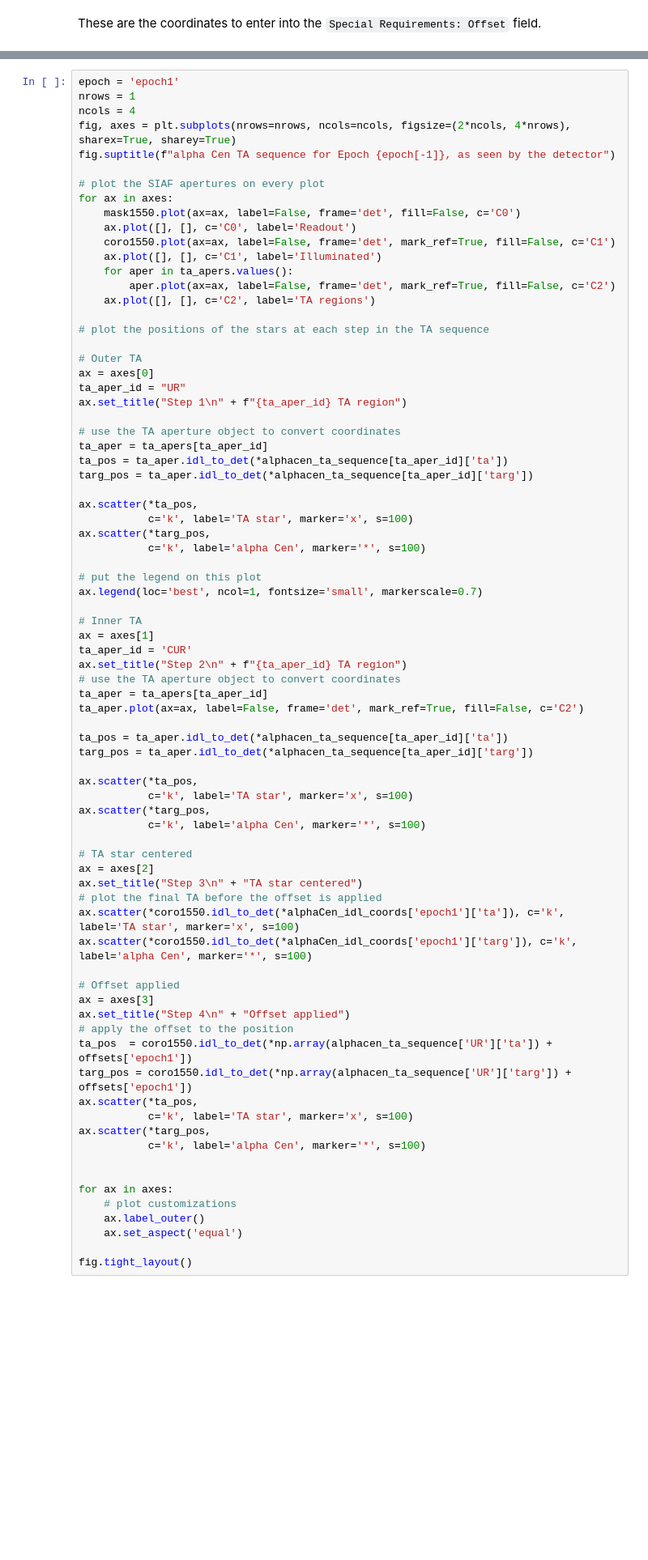
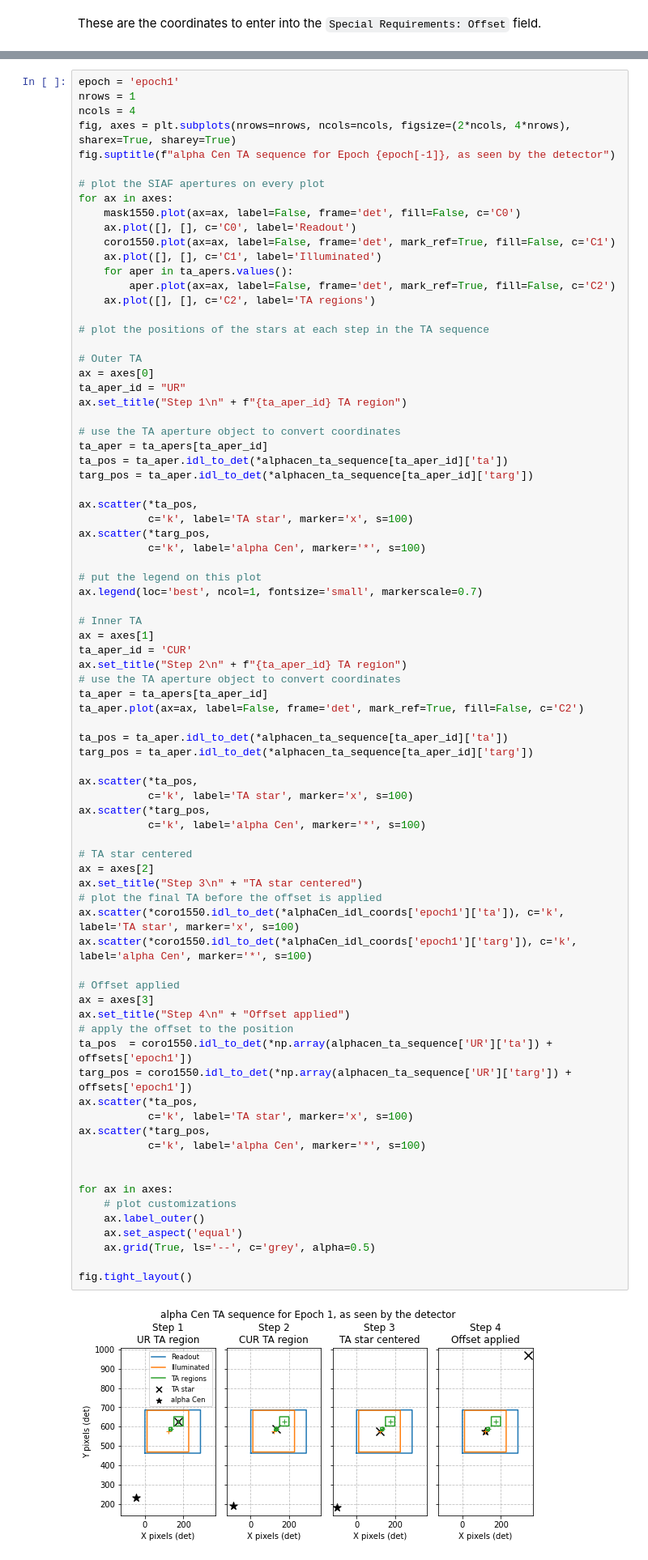
Before and after one commit to STScI-MIRI/Coronagraphy_ExampleNB, a Jupyter notebook: Offset_TA_pySIAF_tutorial.ipynb, the cells around one changed output, grey strips where cells are left out. Shown at 81% size. Saved outputs shown, nothing was run; the diff lists cells and outputs as text; blank space fills up the shorter version.

```diff
--- a/Offset_TA_pySIAF_tutorial.ipynb
+++ b/Offset_TA_pySIAF_tutorial.ipynb
@@ -317,31 +359,34 @@ targ_pos = ta_aper.idl_to_det(*alphacen_ta_sequence[ta_aper_id]['targ'])
 ax.scatter(*ta_pos,
            c='k', label='TA star', marker='x', s=100)
 ax.scatter(*targ_pos,
            c='k', label='alpha Cen', marker='*', s=100)
 
 # TA star centered
 ax = axes[2]
 ax.set_title("Step 3\n" + "TA star centered")
 # plot the final TA before the offset is applied
 ax.scatter(*coro1550.idl_to_det(*alphaCen_idl_coords['epoch1']['ta']), c='k', label='TA star', marker='x', s=100)
 ax.scatter(*coro1550.idl_to_det(*alphaCen_idl_coords['epoch1']['targ']), c='k', label='alpha Cen', marker='*', s=100)
 
 # Offset applied
 ax = axes[3]
 ax.set_title("Step 4\n" + "Offset applied")
 # apply the offset to the position
 ta_pos  = coro1550.idl_to_det(*np.array(alphacen_ta_sequence['UR']['ta']) + offsets['epoch1'])
 targ_pos = coro1550.idl_to_det(*np.array(alphacen_ta_sequence['UR']['targ']) + offsets['epoch1'])
 ax.scatter(*ta_pos,
            c='k', label='TA star', marker='x', s=100)
 ax.scatter(*targ_pos,
            c='k', label='alpha Cen', marker='*', s=100)
 
 
 for ax in axes:
     # plot customizations
     ax.label_outer()
     ax.set_aspect('equal')
+    ax.grid(True, ls='--', c='grey', alpha=0.5)
 
 fig.tight_layout()
+# %% [output]
+[figure, added]
 # %% [markdown]
```
Also changed, not shown: parts of 18 cells of this notebook.
